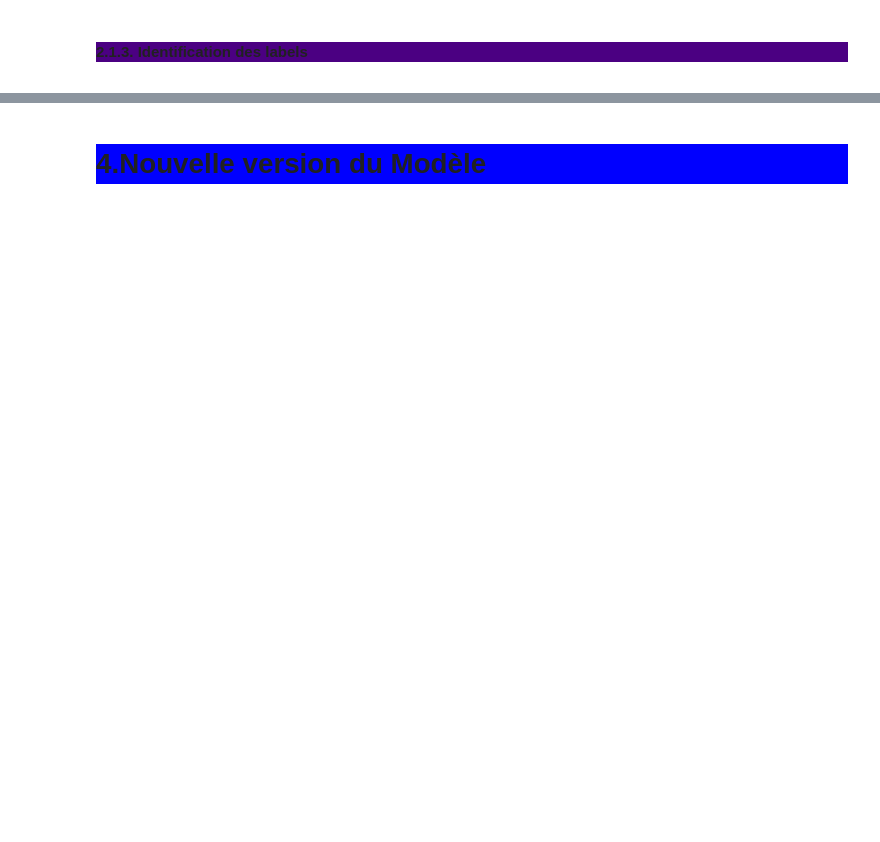
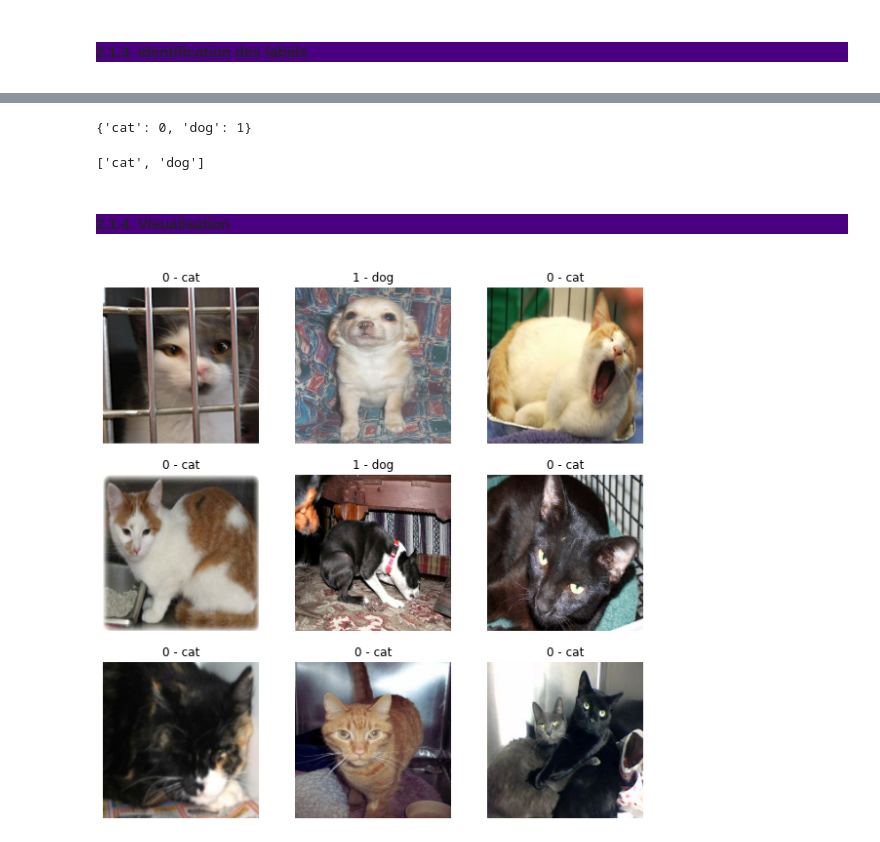
Before and after one commit to aurao22/projet_cat_or_dog, a Jupyter notebook: cat_or_dog_aurelie_v3.simple_resnet.ipynb, the cells around one changed output, grey strips where cells are left out. Cells and saved outputs as stored; diff of their text form; code cells hidden in the pictures; blank space fills up the shorter version.

```diff
--- a/cat_or_dog_aurelie_v3.simple_resnet.ipynb
+++ b/cat_or_dog_aurelie_v3.simple_resnet.ipynb
@@ -133,6 +247,7 @@ On ne prend pas en compte l'image en 4x4, la taille la plus petite est donc 50x5
 # %%
 # target_size=(64,64) # la taille de la plus petite image
-target_size=(50,50) # la taille de la plus petite image
+# target_size=(50,50) # la taille de la plus petite image
+target_size=(180,180)
 batch_size = 32
 class_mode='binary'
 rescale=1./255 # standardisation des données des images
@@ -145,0 +261,13 @@ Found 2000 images belonging to 2 classes.
+# %%
+train_ds = tf.keras.preprocessing.image_dataset_from_directory(
+    training_data_path,
+    seed=1337,
+    image_size=target_size,
+    batch_size=batch_size,
+)
+val_ds = tf.keras.preprocessing.image_dataset_from_directory(
+    validation_data_path,
+    seed=1337,
+    image_size=target_size,
+    batch_size=batch_size,
+)
@@ -392,5 +282,38 @@ Ce modèle ne semble pas adapté à notre besoin, de plus il est beaucoup trop c
-# %% [markdown]
-<div style="display: flex; background-color: blue;" >
-
-# 4.Nouvelle version du Modèle
-</div>
+# %%
+label_codes=training_set.class_indices
+print(label_codes)
+labels = list(label_codes.keys())
+labels
+# %% [output]
+{'cat': 0, 'dog': 1}
+['cat', 'dog']
+# %%
+imgs_train_y = []
+
+for f in imgs_train:
+    category=f.split('\\')[-1]
+    category=category.split('.')[0]
+    imgs_train_y.append(label_codes.get(category,0))
+
+imgs_test_y = []
+
+for f in imgs_test:
+    category=f.split('\\')[-1]
+    category=category.split('.')[0]
+    imgs_test_y.append(label_codes.get(category,0))
+# %% [markdown]
+<div style="display: flex; background-color: indigo;" >
+
+#### 2.1.4. Visualisation
+</div>
+# %%
+plt.figure(figsize=(10, 10))
+for images, ds_labels in train_ds.take(1):
+    for i in range(9):
+        ax = plt.subplot(3, 3, i + 1)
+        plt.imshow(images[i].numpy().astype("uint8"))
+        id = int((ds_labels[i]))
+        plt.title(f"{id} - {labels[id]}")
+        plt.axis("off")
+# %% [output]
+[figure, added]
```
Also changed, not shown: parts of 89 cells of this notebook, 1 other file.
